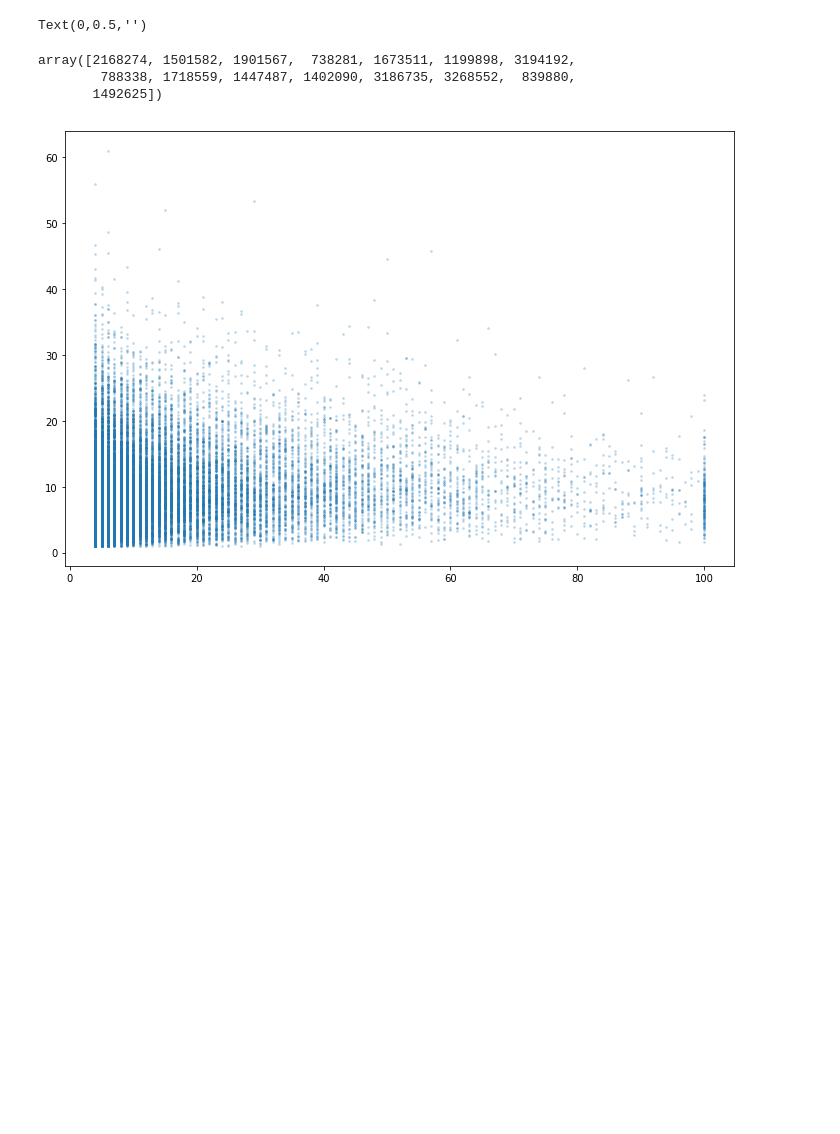
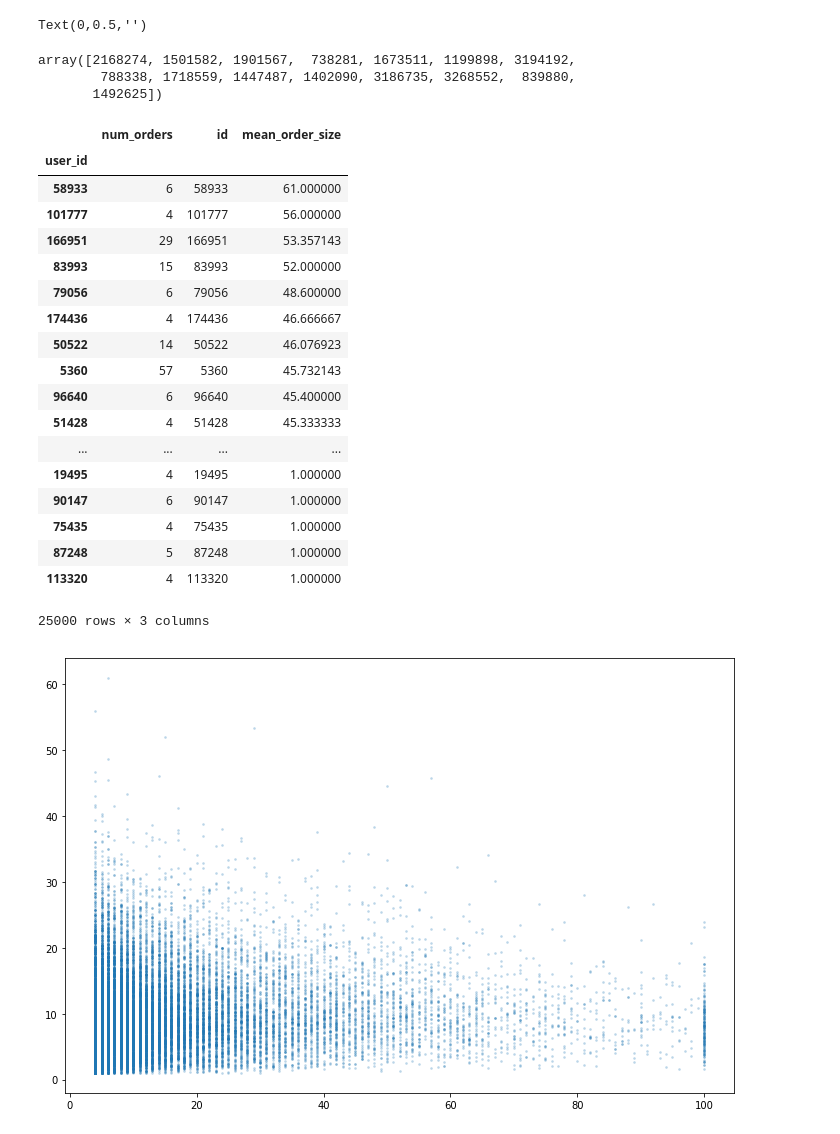
Before and after one commit to notsambeck/eda, a Jupyter notebook: instacart_EDA.ipynb, the cells around one changed output. Cells and saved outputs as stored; diff of their text form; code cells hidden in the pictures; blank space fills up the shorter version.

```diff
--- a/instacart_EDA.ipynb
+++ b/instacart_EDA.ipynb
@@ -315,11 +315,11 @@ ax.set_ylabel('')
 [interactive output not drawn]
 Text(0,0.5,'')
 # %%
-user_means = {}
+user_mean_order_size = {}
 user_std = {}
 order_sizes = ops.groupby('order_id').size()
 
-# plot number of orders by user vs. average size of those orders
+# get number of orders by user vs. average size of those orders
 for i in tqdm(range(len(user_orders))):
     row = user_orders.iloc[i]   # row is list of orders a user has made
     user = user_orders.index[i]
@@ -330,11 +330,5 @@ for i in tqdm(range(len(user_orders))):
             order_sizes_for_user.append(order_sizes[order])
         except KeyError:
             continue
-    user_means[user] = pd.np.mean(order_sizes_for_user)
+    user_mean_order_size[user] = pd.np.mean(order_sizes_for_user)
     user_std[user] = pd.np.std(order_sizes_for_user)
-# %%
-user_orders[2]
-# %% [output]
-array([2168274, 1501582, 1901567,  738281, 1673511, 1199898, 3194192,
-        788338, 1718559, 1447487, 1402090, 3186735, 3268552,  839880,
-       1492625])
@@ -343,3 +335,34 @@ users = orders.groupby('user_id').size()
+# %%
+user_orders[2]   # user no.2 has made these 15 orders
+# %% [output]
+array([2168274, 1501582, 1901567,  738281, 1673511, 1199898, 3194192,
+        788338, 1718559, 1447487, 1402090, 3186735, 3268552,  839880,
+       1492625])
+# %%
+users = pd.DataFrame({'num_orders': orders.groupby('user_id').size()})
+users['id'] = users.index
+users['mean_order_size'] = users.id.apply(lambda x: user_mean_order_size[x])
+users.sort_values('mean_order_size', ascending=False)
+# %% [output]
+|  | num_orders | id | mean_order_size |
+| user_id |  |  |  |
+| 58933 | 6 | 58933 | 61.000000 |
+| 101777 | 4 | 101777 | 56.000000 |
+| 166951 | 29 | 166951 | 53.357143 |
+| 83993 | 15 | 83993 | 52.000000 |
+| 79056 | 6 | 79056 | 48.600000 |
+| 174436 | 4 | 174436 | 46.666667 |
+| 50522 | 14 | 50522 | 46.076923 |
+| 5360 | 57 | 5360 | 45.732143 |
+| 96640 | 6 | 96640 | 45.400000 |
+| 51428 | 4 | 51428 | 45.333333 |
+| ... | ... | ... | ... |
+| 19495 | 4 | 19495 | 1.000000 |
+| 90147 | 6 | 90147 | 1.000000 |
+| 75435 | 4 | 75435 | 1.000000 |
+| 87248 | 5 | 87248 | 1.000000 |
+| 113320 | 4 | 113320 | 1.000000 |
+25000 rows × 3 columns
 # %%
 plt.figure(figsize=(12,8))
 ax = plt.scatter(x=users, y=user_mean, s=3, alpha=.2)
```
Also changed, not shown: parts of 2 cells of this notebook.
